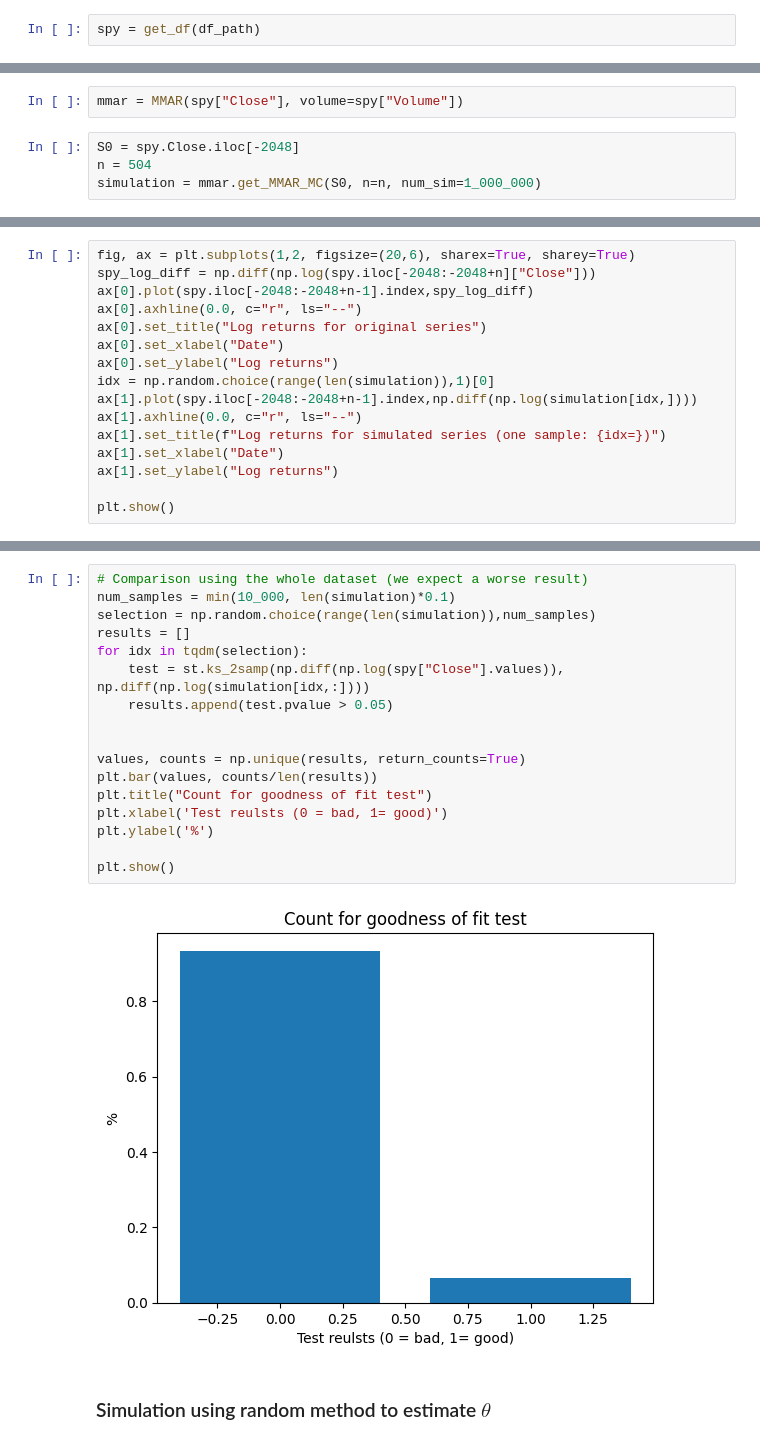
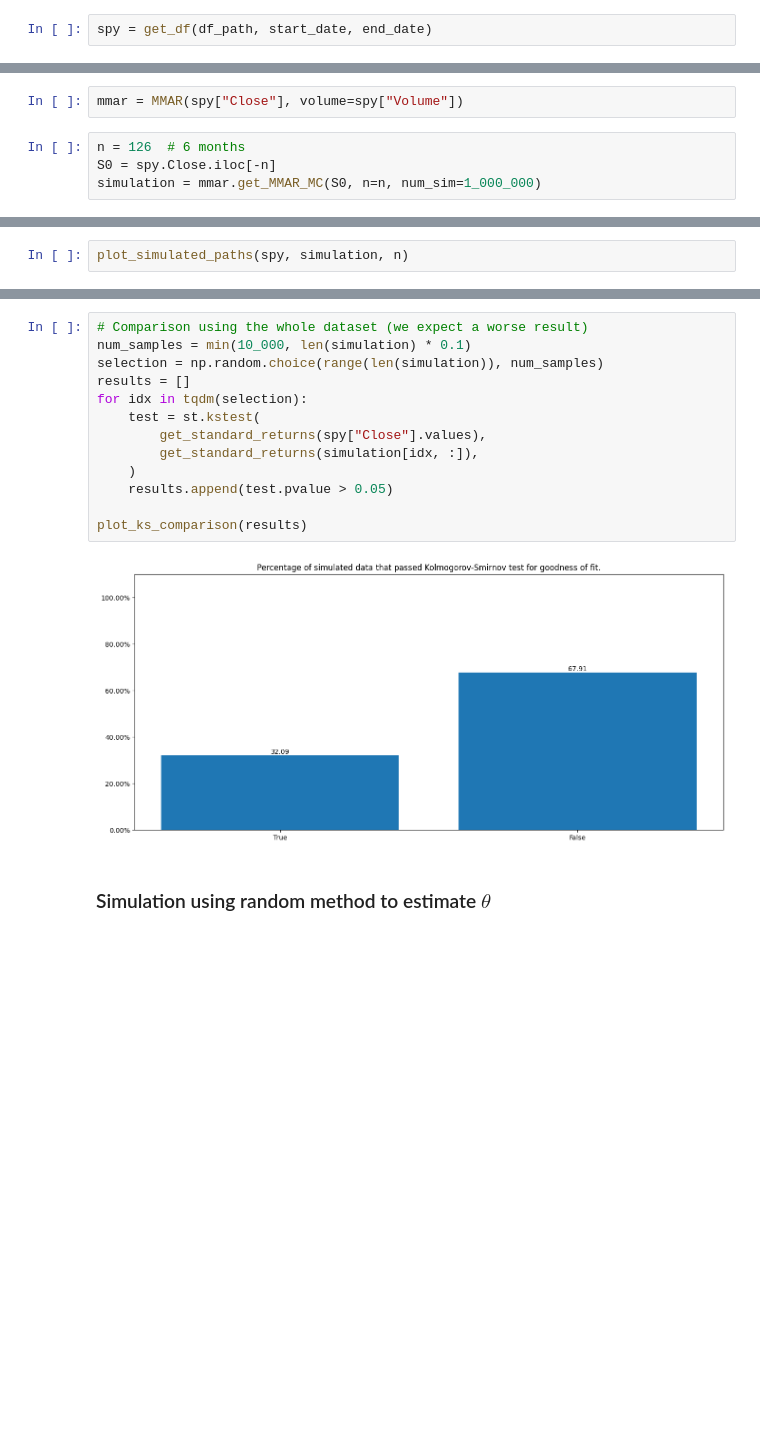
Before and after one commit to adalseno/mmar, a Jupyter notebook: notebooks/compare_theta.ipynb, the cells around one changed output, grey strips where cells are left out. Saved outputs shown, nothing was run; the diff lists cells and outputs as text; blank space fills up the shorter version.

```diff
--- a/notebooks/compare_theta.ipynb
+++ b/notebooks/compare_theta.ipynb
@@ -40,5 +38,5 @@ def get_df(path: str) -> pd.DataFrame:
 # %%
-spy = get_df(df_path)
+spy = get_df(df_path, start_date, end_date)
 # %%
 spy = spy[spy.index < "31-12-2017"]
 # %% [markdown]
@@ -46,7 +44,7 @@ spy = spy[spy.index < "31-12-2017"]
 # %%
 mmar = MMAR(spy["Close"], volume=spy["Volume"])
 # %%
-S0 = spy.Close.iloc[-2048]
-n = 504
+n = 126  # 6 months
+S0 = spy.Close.iloc[-n]
 simulation = mmar.get_MMAR_MC(S0, n=n, num_sim=1_000_000)
 # %%
@@ -81,16 +64,0 @@ plt.show()
-# %%
-fig, ax = plt.subplots(1,2, figsize=(20,6), sharex=True, sharey=True)
-spy_log_diff = np.diff(np.log(spy.iloc[-2048:-2048+n]["Close"]))
-ax[0].plot(spy.iloc[-2048:-2048+n-1].index,spy_log_diff)
-ax[0].axhline(0.0, c="r", ls="--")
-ax[0].set_title("Log returns for original series")
-ax[0].set_xlabel("Date")
-ax[0].set_ylabel("Log returns")
-idx = np.random.choice(range(len(simulation)),1)[0]
-ax[1].plot(spy.iloc[-2048:-2048+n-1].index,np.diff(np.log(simulation[idx,])))
-ax[1].axhline(0.0, c="r", ls="--")
-ax[1].set_title(f"Log returns for simulated series (one sample: {idx=})")
-ax[1].set_xlabel("Date")
-ax[1].set_ylabel("Log returns")
-
-plt.show()
@@ -98,0 +65,2 @@ plt.show()
+# %%
+plot_simulated_paths(spy, simulation, n)
@@ -99,22 +73,18 @@ plt.show()
 # %%
 # Comparison using the whole dataset (we expect a worse result)
-num_samples = min(10_000, len(simulation)*0.1)
-selection = np.random.choice(range(len(simulation)),num_samples)
+num_samples = min(10_000, len(simulation) * 0.1)
+selection = np.random.choice(range(len(simulation)), num_samples)
 results = []
 for idx in tqdm(selection):
-    test = st.ks_2samp(np.diff(np.log(spy["Close"].values)), np.diff(np.log(simulation[idx,:])))
+    test = st.kstest(
+        get_standard_returns(spy["Close"].values),
+        get_standard_returns(simulation[idx, :]),
+    )
     results.append(test.pvalue > 0.05)
 
-
-values, counts = np.unique(results, return_counts=True)
-plt.bar(values, counts/len(results))
-plt.title("Count for goodness of fit test")
-plt.xlabel('Test reulsts (0 = bad, 1= good)')
-plt.ylabel('%')
-
-plt.show()
+plot_ks_comparison(results)
 # %% [output]
-[figure, old version]
+[figure, new version]
 # %% [markdown]
 ### Simulation using random method to estimate $\theta$
 # %%
```
Also changed, not shown: parts of 25 cells of this notebook, 20 other files.
